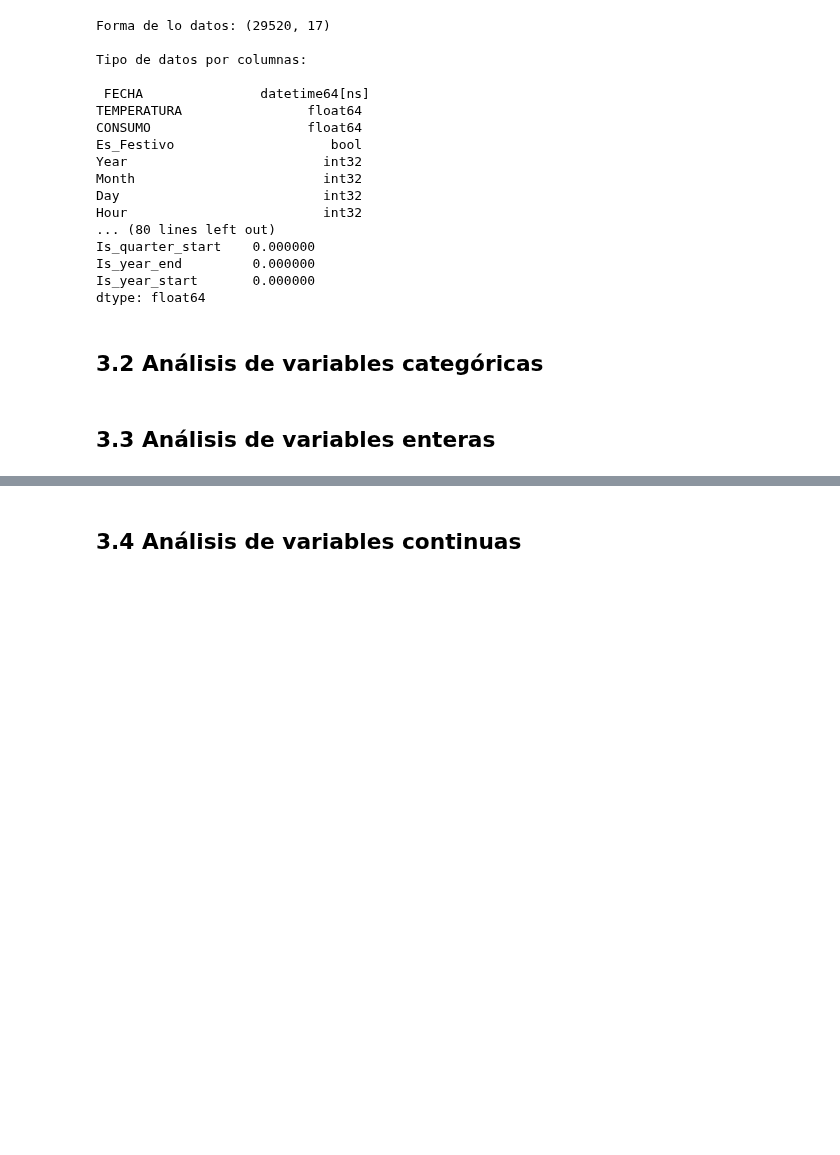
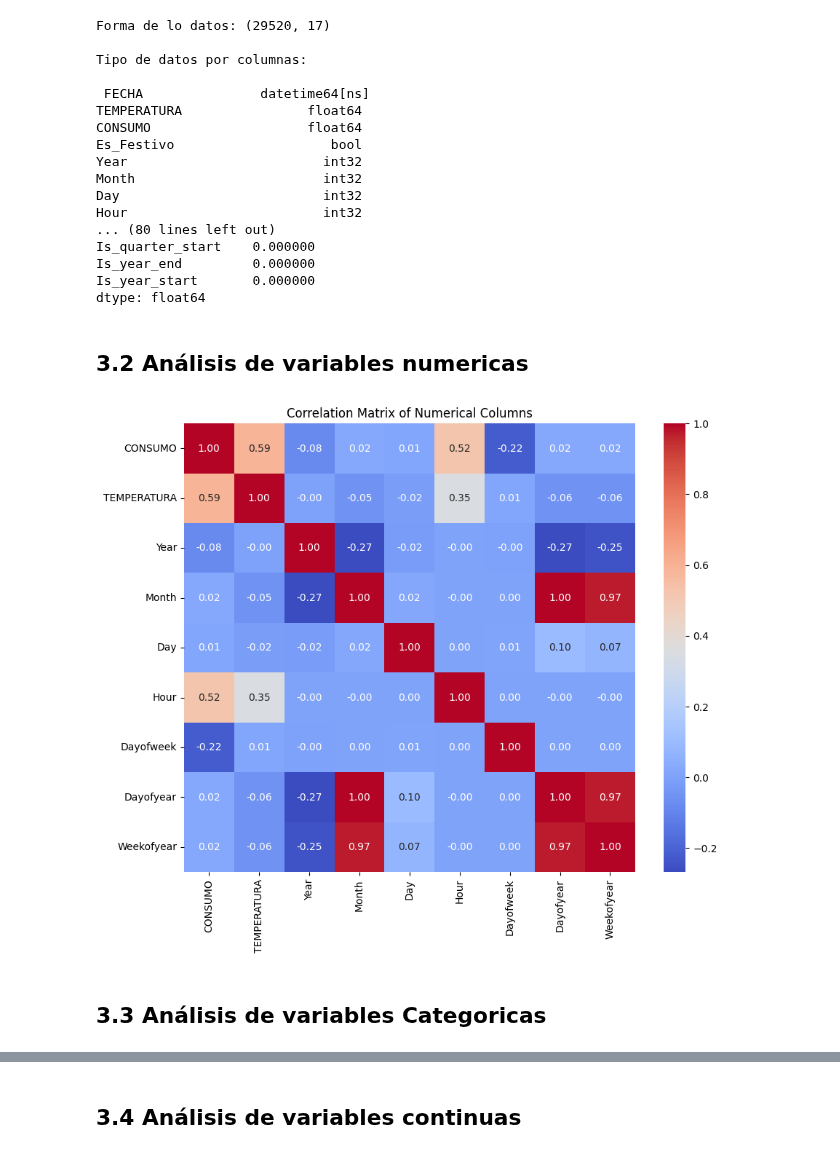
Before and after one commit to rchicangana/AnalisisDatosProyecto, a Jupyter notebook: ProyectoFinal.ipynb, the cells around one changed output, grey strips where cells are left out. Cells and saved outputs as stored; diff of their text form; code cells hidden in the pictures; blank space fills up the shorter version.

```diff
--- a/ProyectoFinal.ipynb
+++ b/ProyectoFinal.ipynb
@@ -116,6 +120,15 @@ Is_year_end         0.000000
 Is_year_start       0.000000
 dtype: float64
 # %% [markdown]
-## 3.2  Análisis de variables categóricas
+## 3.2  Análisis de variables numericas
+# %%
+numerical_columns = ['CONSUMO', 'TEMPERATURA', 'Year', 'Month', 'Day', 'Hour', 'Dayofweek', 'Dayofyear', 'Weekofyear']
+correlation_matrix = df[numerical_columns].corr()
+plt.figure(figsize=(10, 8))
+sns.heatmap(correlation_matrix, annot=True, cmap='coolwarm', fmt=".2f")
+plt.title('Correlation Matrix of Numerical Columns')
+plt.show()
+# %% [output]
+[figure, added]
 # %% [markdown]
-## 3.3  Análisis de variables enteras
+## 3.3  Análisis de variables Categoricas
```
Also changed, not shown: parts of 4 cells of this notebook.
